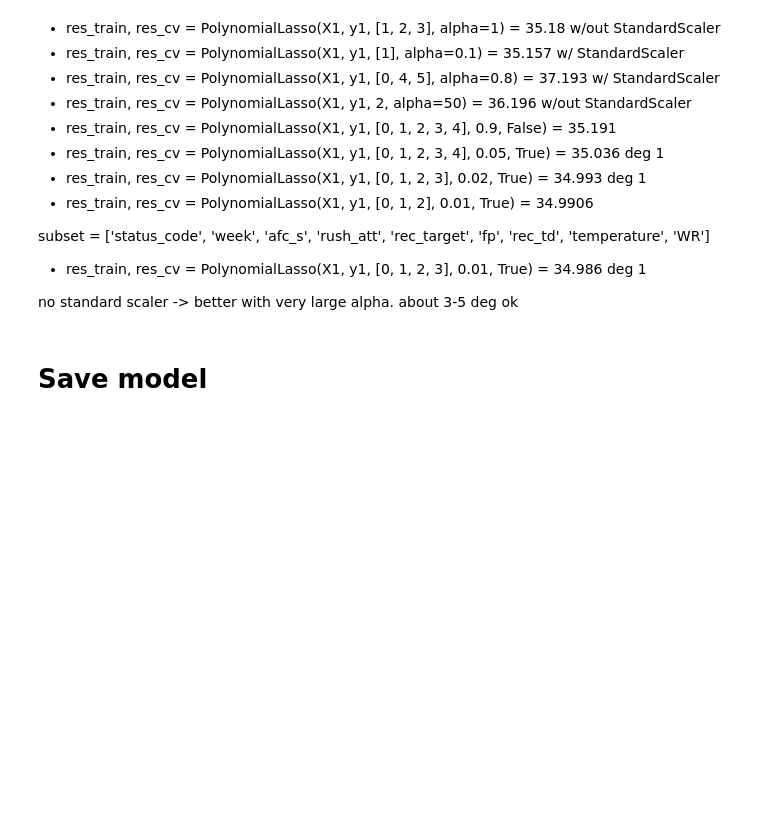
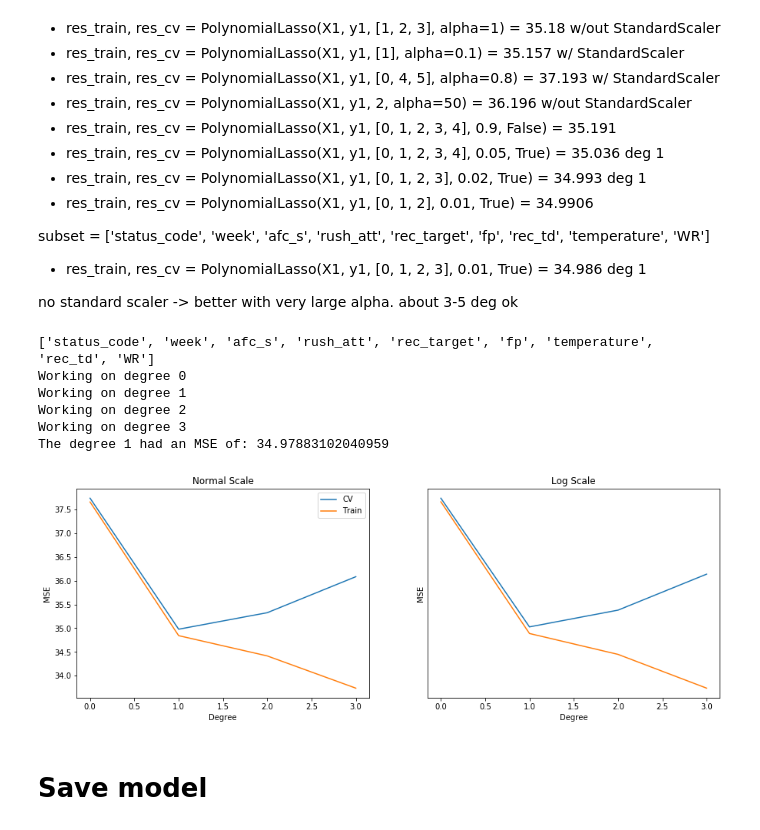
Before and after one commit to jhudiono/LinearRegressionFantasyNFL, a Jupyter notebook: Regression_CV.ipynb, the cells around one changed output. Cells and saved outputs as stored; diff of their text form; code cells hidden in the pictures; blank space fills up the shorter version.

```diff
--- a/Regression_CV.ipynb
+++ b/Regression_CV.ipynb
@@ -473,6 +473,22 @@ subset = ['status_code', 'week', 'afc_s', 'rush_att', 'rec_target', 'fp', 'rec_t
 
 
 no standard scaler -> better with very large alpha. about 3-5 deg ok
+# %%
+# res_train, res_cv = PolynomialRidge(X1, y1, [0, 1, 2, 3], 100, True) = 34.979
+
+#res_train, res_cv = PolynomialRidge(X1, y1, [0, 1, 2, 3], 75, True) = 34.978, deg 1
+print(subset)
+res_train, res_cv = PolynomialRidge(X1, y1, [0, 1, 2, 3], 75, True)
+
+plot(res_train, res_cv)
+# %% [output]
+['status_code', 'week', 'afc_s', 'rush_att', 'rec_target', 'fp', 'temperature', 'rec_td', 'WR']
+Working on degree 0
+Working on degree 1
+Working on degree 2
+Working on degree 3
+The degree 1 had an MSE of: 34.97883102040959
+[figure, added]
 # %% [markdown]
 # Save model
 # %%
```
Also changed, not shown: parts of 6 cells of this notebook, 2 other files.
